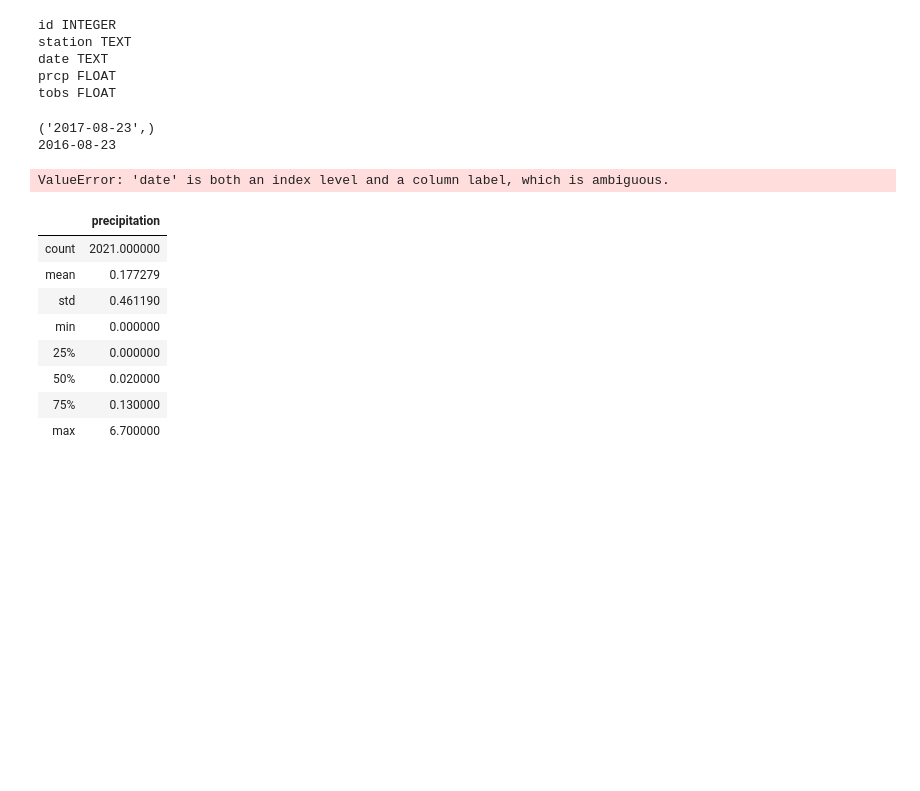
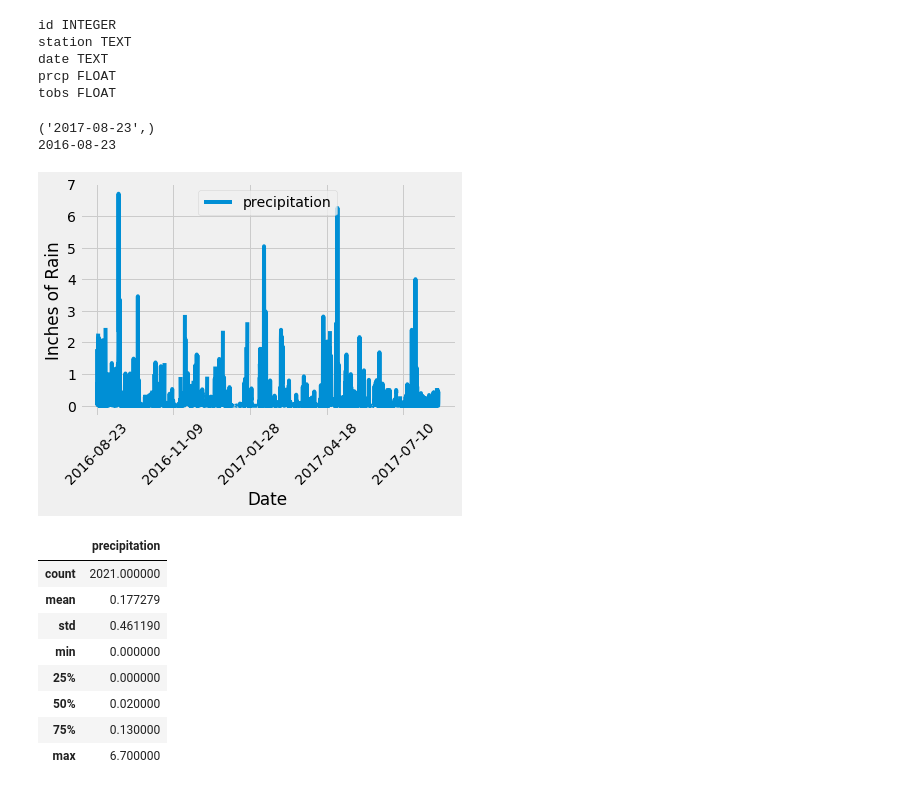
Before and after one commit to Sal-r/SQL-Alchemy-Challenge, a Jupyter notebook: climate_starter.ipynb, the cells around one changed output. Saved outputs shown, nothing was run; the diff lists cells and outputs as text; code cells hidden in the pictures; blank space fills up the shorter version.

```diff
--- a/climate_starter.ipynb
+++ b/climate_starter.ipynb
@@ -56,28 +56,32 @@ tobs FLOAT
 # %%
 #GOAL: Design a query to retrieve the last 12 months of precipitation data and plot the results
 #1: Calculate the date 1 year ago from the last data point in the database
 last_date = session.query(measurement.date).order_by(measurement.date.desc()).first()
 print(last_date)
 last_date_min1yr = dt.date(2017, 8, 23) - dt.timedelta(days=365)
 print(last_date_min1yr)
 
 date_query = session.query(measurement.date, measurement.prcp).filter(measurement.date >= last_date_min1yr).all()
 
 #2: Perform a query to retrieve the data and precipitation scores
 session.query(measurement.prcp, measurement.date).filter(measurement.date == date_query)
 #3: Save the query results as a Pandas DataFrame and set the index to the date column
 date_df = pd.DataFrame(date_query, columns=['date', 'precipitation'])
 date_df.set_index(date_df['date'], inplace=True)
+date_df = date_df.drop(columns=['date'])
+
 #4: Sort the dataframe by date
 date_df = date_df.sort_values("date")
 #5: Use Pandas Plotting with Matplotlib to plot the data
 date_df.plot(rot=90)
 plt.xlabel("Date")
 plt.ylabel("Inches of Rain")
+plt.xticks(rotation=45)
+plt.savefig("12monthsraindata.png")
 # %% [output]
 ('2017-08-23',)
 2016-08-23
-ValueError: 'date' is both an index level and a column label, which is ambiguous.
+[figure, added]
 # %%
 # Use Pandas to calcualte the summary statistics for the precipitation data
 date_df.describe()
```
Also changed, not shown: parts of 1 cell of this notebook, 2 other files.
